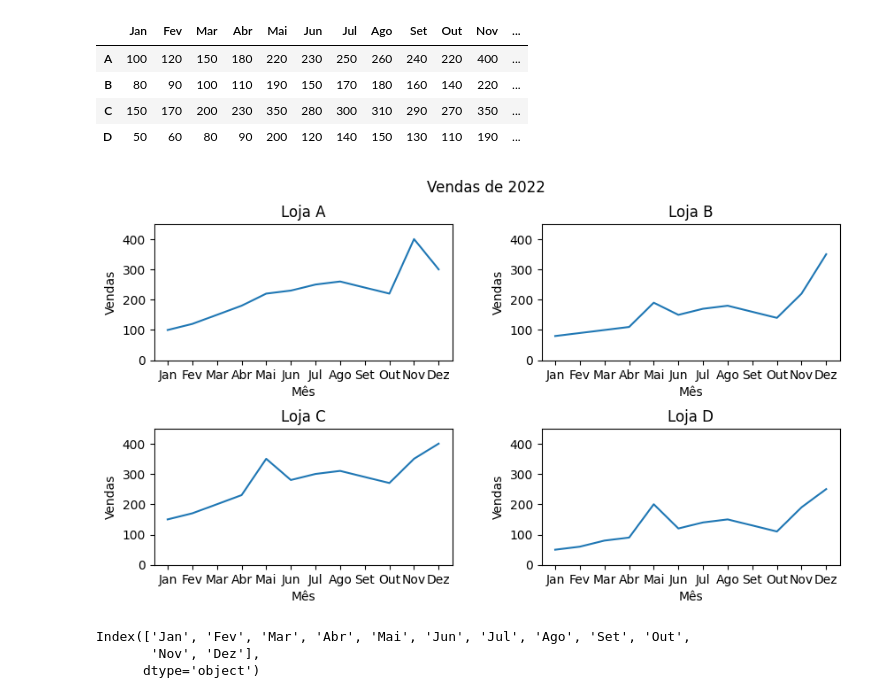
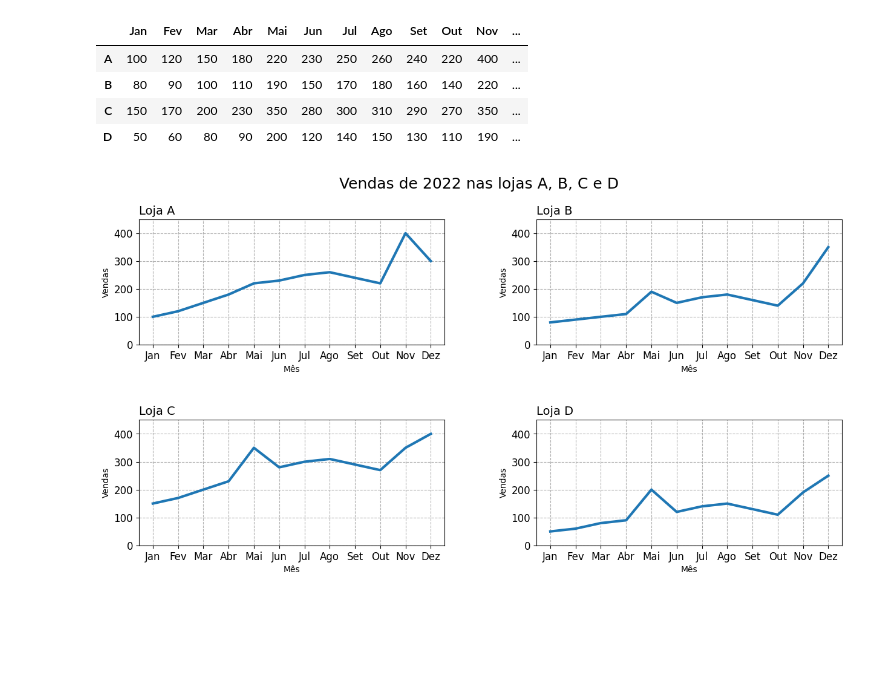
Before and after one commit to joaopfs97/data_science_exploring_data, a Jupyter notebook: data_visualization.ipynb, the cells around one changed output. Drawn from its saved outputs; the diff is of its cells as text; code cells hidden in the pictures; blank space fills up the shorter version.

Commit message:
Adicionando grid e configurando tamanho das fontes

```diff
--- a/data_visualization.ipynb
+++ b/data_visualization.ipynb
@@ -137,31 +137,28 @@ vendas
 | C | 150 | 170 | 200 | 230 | 350 | 280 | 300 | 310 | 290 | 270 | 350 | ... |
 | D | 50 | 60 | 80 | 90 | 200 | 120 | 140 | 150 | 130 | 110 | 190 | ... |
 # %%
-fig, axis = plt.subplots(2,2, figsize = (10,5))
-fig.suptitle('Vendas de 2022')
-fig.subplots_adjust(hspace = 0.5, wspace = 0.3)
-axis[0,0].plot(vendas.columns.values,vendas.loc['A'])
-axis[0,0].set_title('Loja A')
+fig, ax = plt.subplots(2,2, figsize = (15,7))
+fig.suptitle('Vendas de 2022 nas lojas A, B, C e D', fontsize=18)
+fig.subplots_adjust(hspace = 0.6, wspace = 0.3)
+ax[0,0].plot(vendas.loc['A'],lw=3)
+ax[0,0].set_title('Loja A', fontsize = 14, loc='left')
 
-axis[0,1].plot(vendas.columns.values,vendas.loc['B'])
-axis[0,1].set_title('Loja B')
+ax[0,1].plot(vendas.loc['B'],lw=3)
+ax[0,1].set_title('Loja B', fontsize = 14,loc='left')
+ax[1,0].plot(vendas.loc['C'],lw=3)
+ax[1,0].set_title('Loja C', fontsize = 14,loc='left')
 
-axis[1,0].plot(vendas.columns.values,vendas.loc['C'])
-axis[1,0].set_title('Loja C')
+ax[1,1].plot(vendas.loc['D'],lw=3)
+ax[1,1].set_title('Loja D', fontsize = 14,loc='left')
 
-axis[1,1].plot(vendas.columns.values,vendas.loc['D'])
-axis[1,1].set_title('Loja D')
+for axis in ax.flat:
+  axis.set_xlabel('Mês')
+  axis.set_ylabel('Vendas')
+  axis.xaxis.set_tick_params(labelsize = 12)
+  axis.yaxis.set_tick_params(labelsize = 12)
+  axis.grid(True,linestyle='--')
+  axis.set_ylim(0,450)
 
-for axi in axis.flat:
-  axi.set_xlabel('Mês')
-  axi.set_ylabel('Vendas')
-  axi.set_ylim(0,450)
 plt.show()
 # %% [output]
-[figure, old version]
+[figure, new version]
-# %%
-vendas.columns
-# %% [output]
-Index(['Jan', 'Fev', 'Mar', 'Abr', 'Mai', 'Jun', 'Jul', 'Ago', 'Set', 'Out',
-       'Nov', 'Dez'],
-      dtype='object')
```
